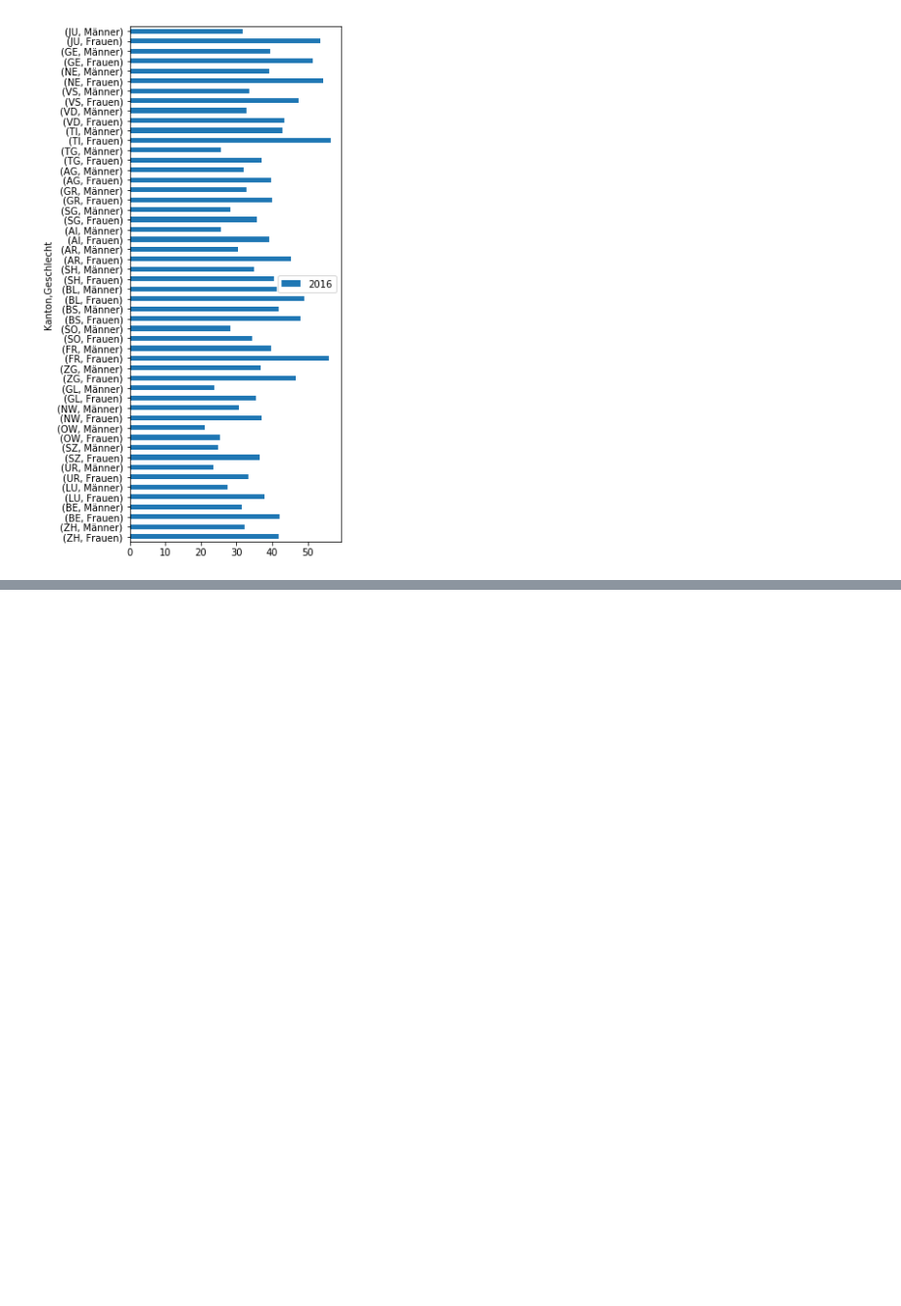
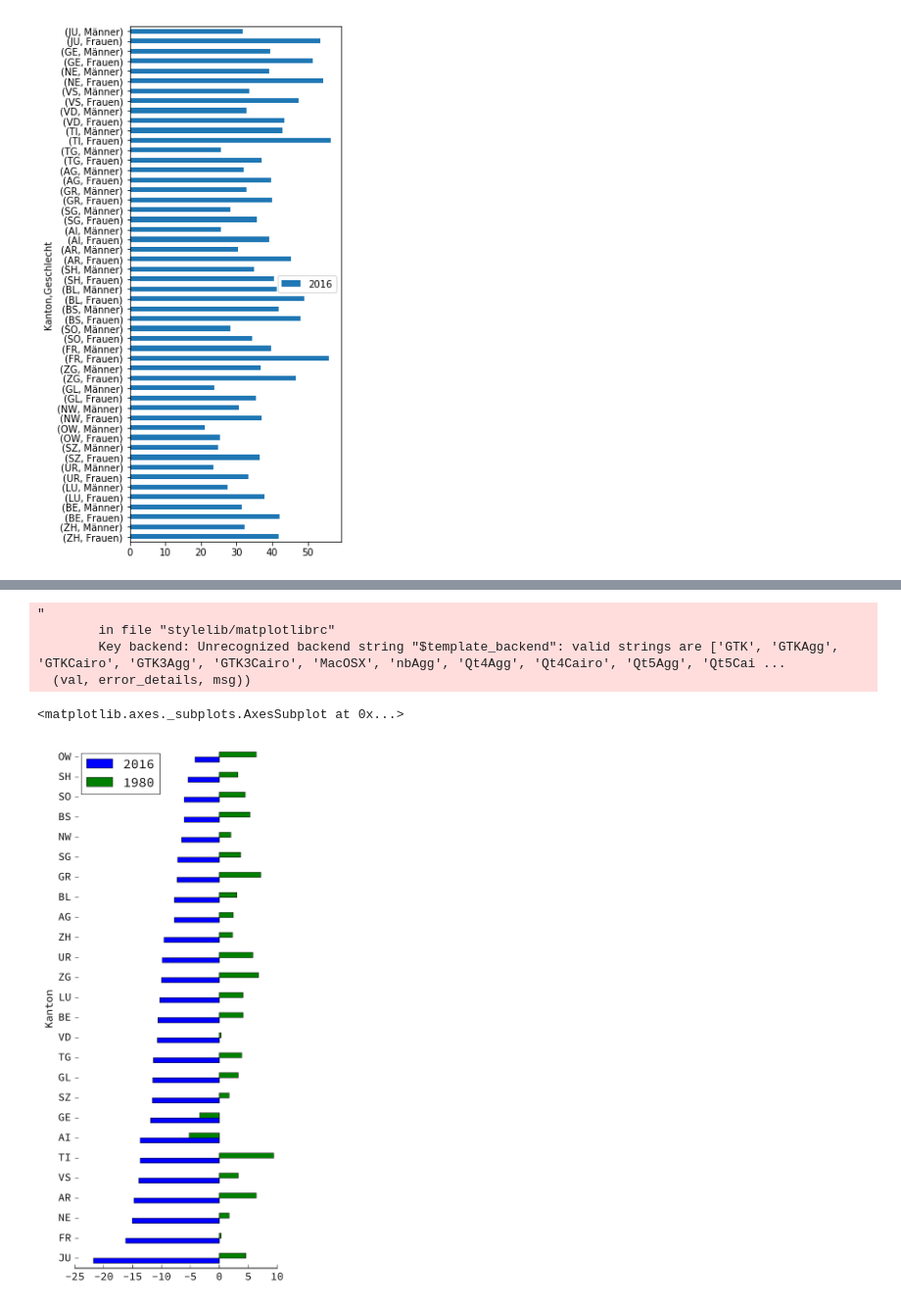
Before and after one commit to xeophin/lede-data-studio, a Jupyter notebook: code/01-university-eligibility/project-1.ipynb, the cells around one changed output, grey strips where cells are left out. Shown at 98% size. Drawn from its saved outputs; the diff is of its cells as text; code cells hidden in the pictures; blank space fills up the shorter version.

```diff
--- a/code/01-university-eligibility/project-1.ipynb
+++ b/code/01-university-eligibility/project-1.ipynb
@@ -14,6 +15,6 @@ import pandas as pd
 %matplotlib inline
 # %%
-df = pd.read_table('project-1/maturitaetsquoten.tsv')
+df = pd.read_table('code/01-university-eligibility/maturitaetsquoten.tsv')
 # %%
 df.set_index(['Kanton', 'Geschlecht'], inplace=True)
 # %%
@@ -52,0 +123,5 @@ df.loc[:,['2016']].plot(kind='barh', figsize=(4,10))
+# %%
+delta_df = pd.DataFrame(
+  df.xs('Männer', level=1)['2016'] - df.xs('Frauen', level=1)['2016'],
+  columns=['2016'])
+delta_df
@@ -52,0 +147,3 @@ df.loc[:,['2016']].plot(kind='barh', figsize=(4,10))
+# %%
+delta_df['1980'] = df.xs('Männer', level=1)['1980'] - df.xs('Frauen', level=1)[
+  '1980']
@@ -52,0 +171,11 @@ df.loc[:,['2016']].plot(kind='barh', figsize=(4,10))
+# %%
+plt.style.use('stylelib/matplotlibrc')
+
+delta_df.sort_values('2016').plot(kind='barh', figsize=(4,10))
+# %% [output]
+"
+        in file "stylelib/matplotlibrc"
+        Key backend: Unrecognized backend string "$template_backend": valid strings are ['GTK', 'GTKAgg', 'GTKCairo', 'GTK3Agg', 'GTK3Cairo', 'MacOSX', 'nbAgg', 'Qt4Agg', 'Qt4Cairo', 'Qt5Agg', 'Qt5Cai ...
+  (val, error_details, msg))
+<matplotlib.axes._subplots.AxesSubplot at 0x...>
+[figure, added]
```
Also changed, not shown: parts of 9 cells of this notebook.
